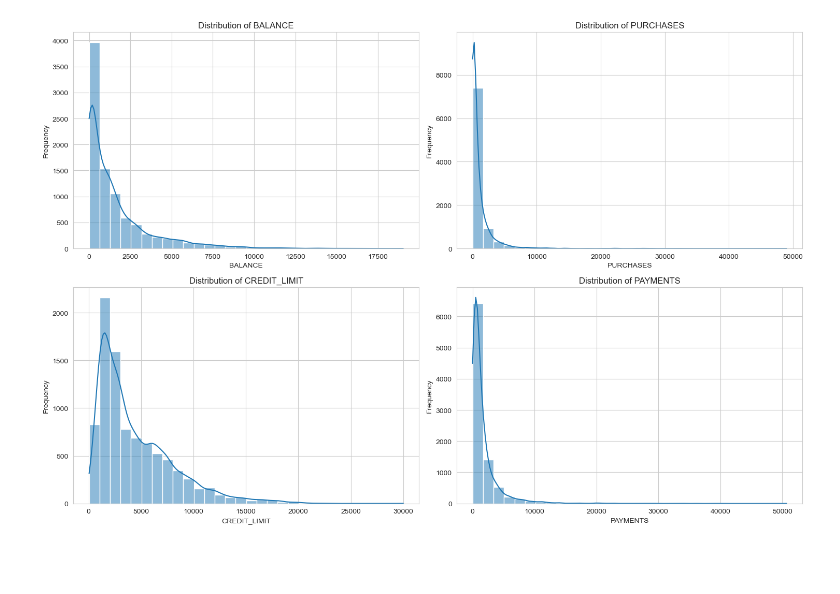
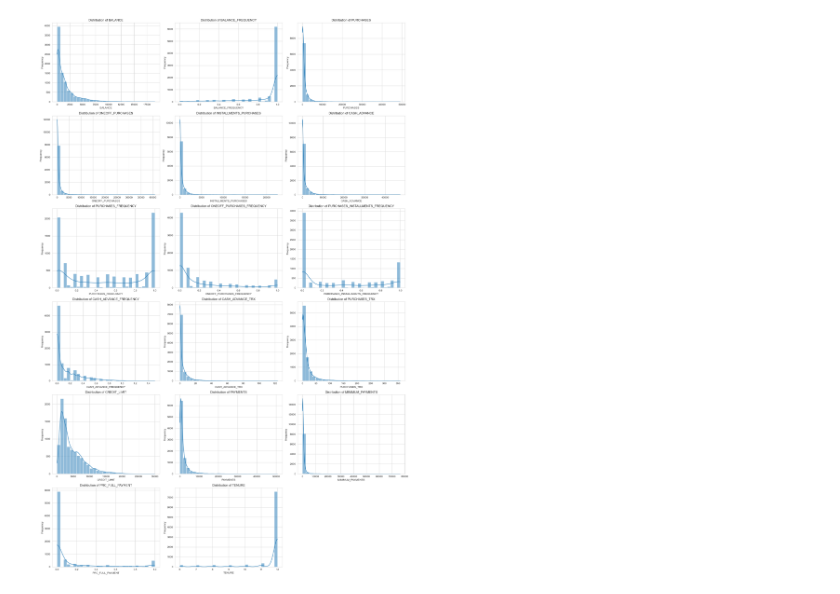
Before and after one commit to Jhananishri-B/CLUSTERING_TASK, a Jupyter notebook: VISUALS.ipynb, the cells around one changed output. Cells and saved outputs as stored; diff of their text form; code cells hidden in the pictures; blank space fills up the shorter version.

```diff
--- a/VISUALS.ipynb
+++ b/VISUALS.ipynb
@@ -1,20 +1,30 @@
 # %%
 import pandas as pd
 import matplotlib.pyplot as plt
 import seaborn as sns
-df = pd.read_csv('CC GENERAL.csv')
-df.drop('CUST_ID', axis=1, inplace=True)
-columns_to_visualize = ['BALANCE', 'PURCHASES', 'CREDIT_LIMIT', 'PAYMENTS']
+
+df=pd.read_csv("CC GENERAL.csv")
+df.drop("CUST_ID",axis=1,inplace=True)
+numeric_cols = df.select_dtypes(include=['float64', 'int64']).columns
+
 sns.set_style('whitegrid')
-fig, axes = plt.subplots(2, 2, figsize=(15, 10))
+
+n_cols = 3
+n_rows = -(-len(numeric_cols) // n_cols)
+
+fig, axes = plt.subplots(n_rows, n_cols, figsize=(20, n_rows*5))
 axes = axes.flatten()
-for i, col in enumerate(columns_to_visualize):
+
+for i, col in enumerate(numeric_cols):
     sns.histplot(df[col], kde=True, ax=axes[i], bins=30)
-    axes[i].set_title(f'Distribution of {col}')
+    axes[i].set_title(f"Distribution of {col}")
     axes[i].set_xlabel(col)
-    axes[i].set_ylabel('Frequency')
+    axes[i].set_ylabel("Frequency")
+for j in range(i+1, len(axes)):
+    axes[j].set_visible(False)
+
 plt.tight_layout()
 plt.show()
 # %% [output]
-[figure, old version]
+[figure, new version]
 # %%
```
Also changed, not shown: parts of 2 cells of this notebook, 8 other files.
